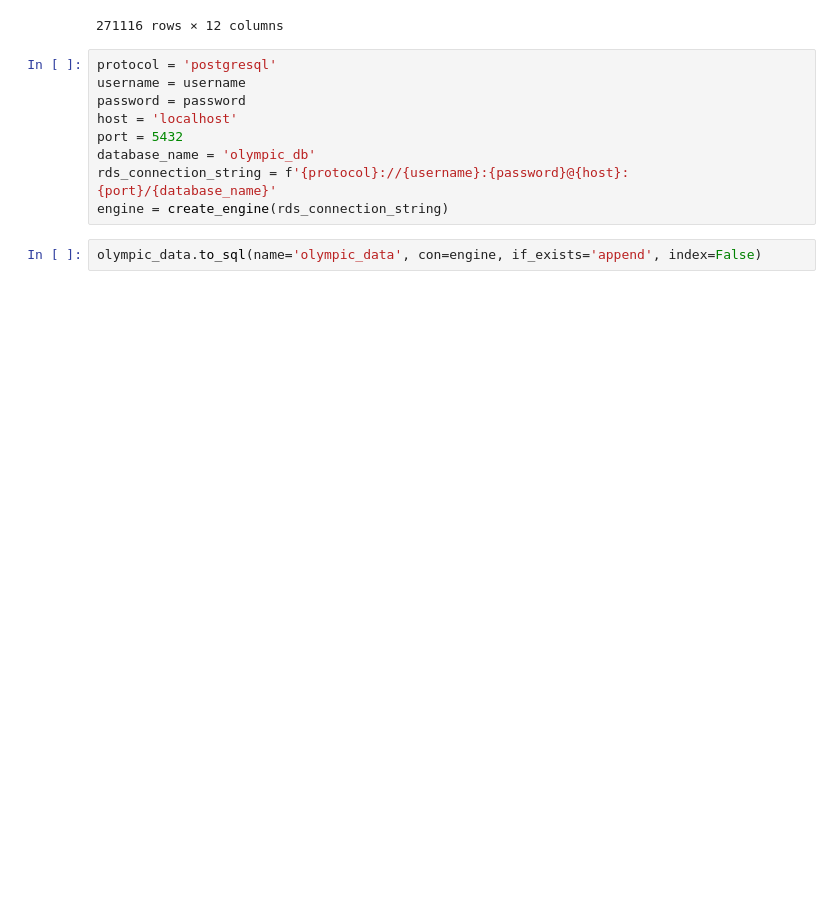
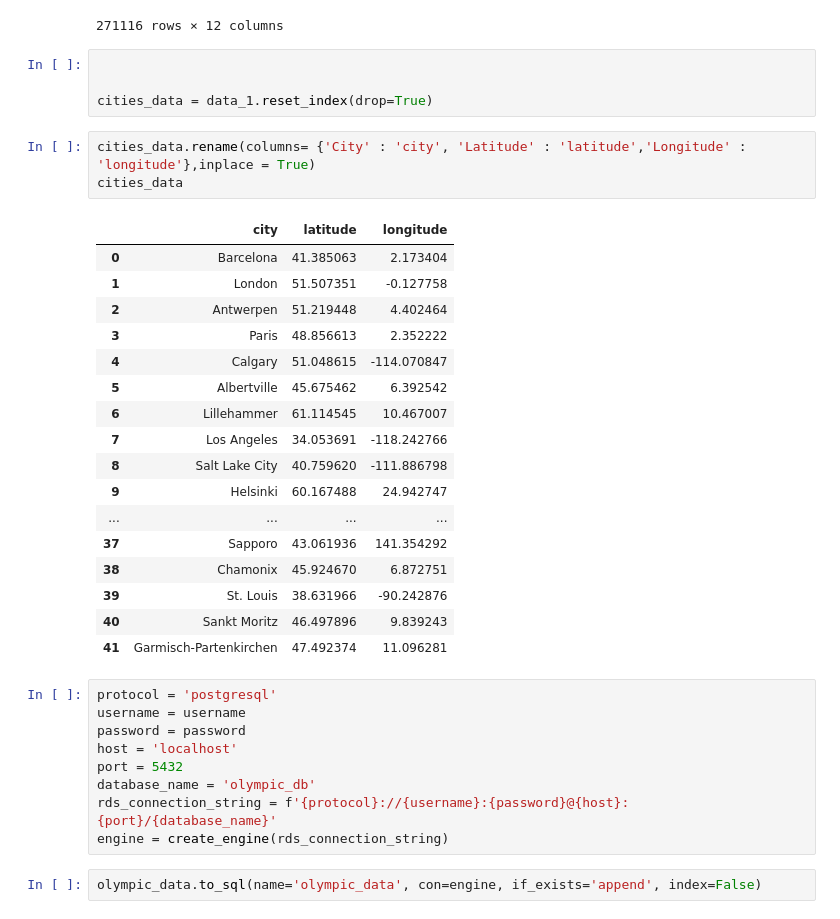
Before and after one commit to Calum-Knight/Project3-OlympicData, a Jupyter notebook: project3_notebook.ipynb, the cells around one changed output. Drawn from its saved outputs; the diff is of its cells as text; blank space fills up the shorter version.

```diff
--- a/project3_notebook.ipynb
+++ b/project3_notebook.ipynb
@@ -44,6 +41,31 @@ olympic_data
 | 271114 | 135571 | Tomasz Ireneusz ya | M | 30.0 | POL | 1998 Winter | 1998 | Winter | Nagano | Bobsleigh | Bobsleigh Men's Four | ... |
 | 271115 | 135571 | Tomasz Ireneusz ya | M | 34.0 | POL | 2002 Winter | 2002 | Winter | Salt Lake City | Bobsleigh | Bobsleigh Men's Four | ... |
 271116 rows × 12 columns
+# %%
+
+
+cities_data = data_1.reset_index(drop=True)
+# %%
+cities_data.rename(columns= {'City' : 'city', 'Latitude' : 'latitude','Longitude' : 'longitude'},inplace = True)
+cities_data
+# %% [output]
+|  | city | latitude | longitude |
+| 0 | Barcelona | 41.385063 | 2.173404 |
+| 1 | London | 51.507351 | -0.127758 |
+| 2 | Antwerpen | 51.219448 | 4.402464 |
+| 3 | Paris | 48.856613 | 2.352222 |
+| 4 | Calgary | 51.048615 | -114.070847 |
+| 5 | Albertville | 45.675462 | 6.392542 |
+| 6 | Lillehammer | 61.114545 | 10.467007 |
+| 7 | Los Angeles | 34.053691 | -118.242766 |
+| 8 | Salt Lake City | 40.759620 | -111.886798 |
+| 9 | Helsinki | 60.167488 | 24.942747 |
+| ... | ... | ... | ... |
+| 37 | Sapporo | 43.061936 | 141.354292 |
+| 38 | Chamonix | 45.924670 | 6.872751 |
+| 39 | St. Louis | 38.631966 | -90.242876 |
+| 40 | Sankt Moritz | 46.497896 | 9.839243 |
+| 41 | Garmisch-Partenkirchen | 47.492374 | 11.096281 |
 # %%
 protocol = 'postgresql'
 username = username
```
Also changed, not shown: parts of 6 cells of this notebook, 2 other files.
